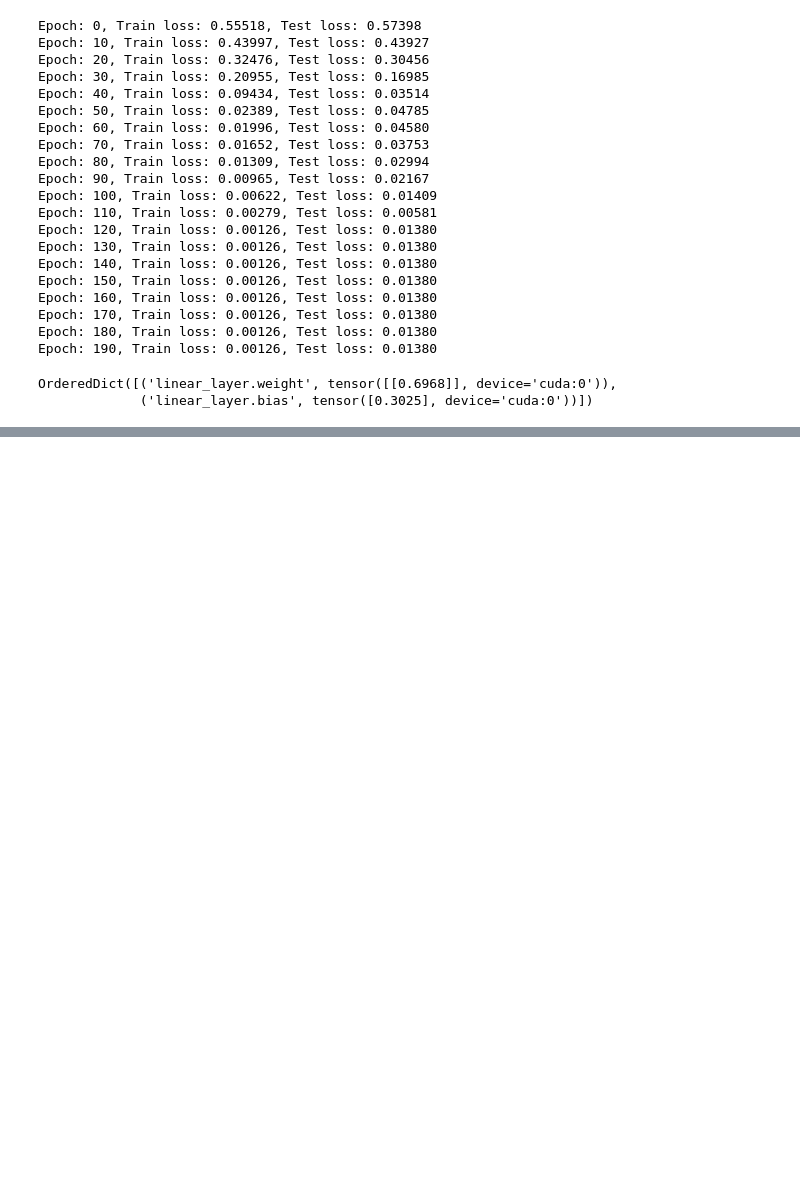
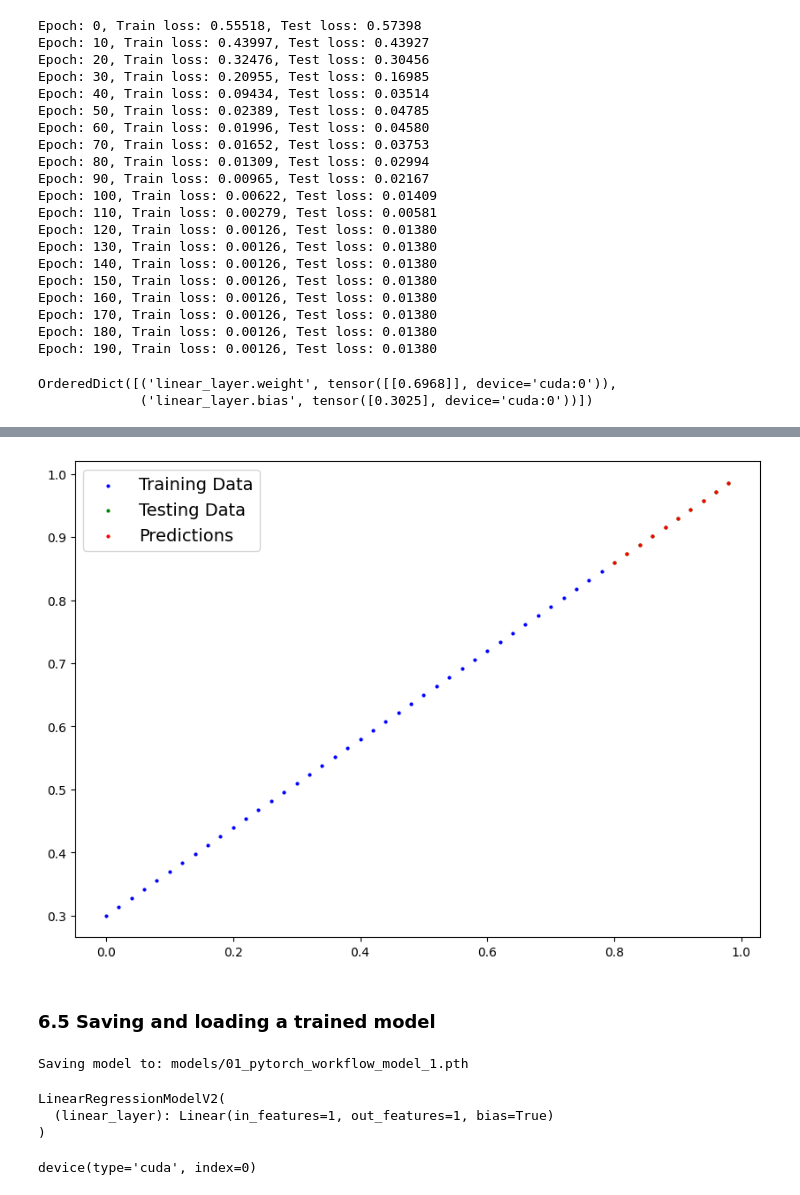
Before and after one commit to DerekHickey6/G-Colab-PyTorch, a Jupyter notebook: PyTorch_workflow.ipynb, the cells around one changed output, grey strips where cells are left out. Drawn from its saved outputs; the diff is of its cells as text; code cells hidden in the pictures; blank space fills up the shorter version.

Commit message:
Completed workflow

```diff
--- a/PyTorch_workflow.ipynb
+++ b/PyTorch_workflow.ipynb
@@ -648,0 +654,9 @@ OrderedDict([('linear_layer.weight', tensor([[0.6968]], device='cuda:0')),
+# %%
+# Turn model into evaluation mode
+model_1.eval()
+
+# Make predictions on the test data
+with torch.inference_mode():
+  y_preds = model_1(X_test)
+
+y_preds
@@ -648,0 +674,7 @@ OrderedDict([('linear_layer.weight', tensor([[0.6968]], device='cuda:0')),
+# %%
+# Checkout model predictions visually
+plot_predictions(predictions=y_preds.cpu())
+# %% [output]
+[figure, added]
+# %% [markdown]
+### 6.5 Saving and loading a trained model
@@ -648,0 +684,38 @@ OrderedDict([('linear_layer.weight', tensor([[0.6968]], device='cuda:0')),
+# %%
+from pathlib import Path
+
+# 1. create models directory (if not already created)
+MODEL_PATH = Path("models")
+MODEL_PATH.mkdir(parents=True, exist_ok=True)
+
+# 2. Create model save path
+MODEL_NAME = "01_pytorch_workflow_model_1.pth"
+MODEL_SAVE_PATH = MODEL_PATH / MODEL_NAME
+
+MODEL_SAVE_PATH
+
+# 3. Save the model state_dict()
+print(f"Saving model to: {MODEL_SAVE_PATH}")
+torch.save(obj=model_1.state_dict(),
+           f=MODEL_SAVE_PATH)
+# %% [output]
+Saving model to: models/01_pytorch_workflow_model_1.pth
+# %%
+# Load a PyTorch model
+
+# Create a new instance of linregmodelv2
+loaded_model_1 = LinearRegressionModelV2()
+
+# Load the saved model_1 state dict
+loaded_model_1.load_state_dict(torch.load(MODEL_SAVE_PATH))
+
+# Put the loaded model to device
+loaded_model_1.to(device)
+# %% [output]
+LinearRegressionModelV2(
+  (linear_layer): Linear(in_features=1, out_features=1, bias=True)
+)
+# %%
+next(loaded_model_1.parameters()).device
+# %% [output]
+device(type='cuda', index=0)
```
Also changed, not shown: parts of 11 cells of this notebook.
